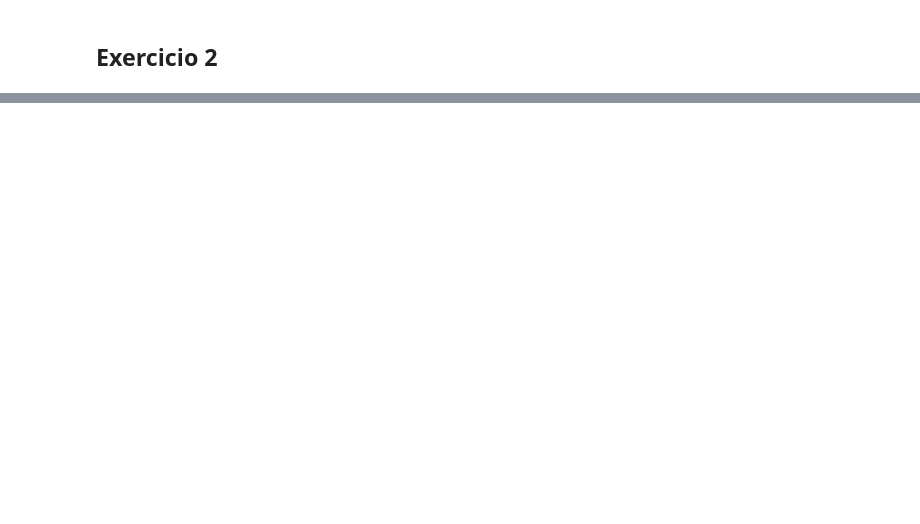
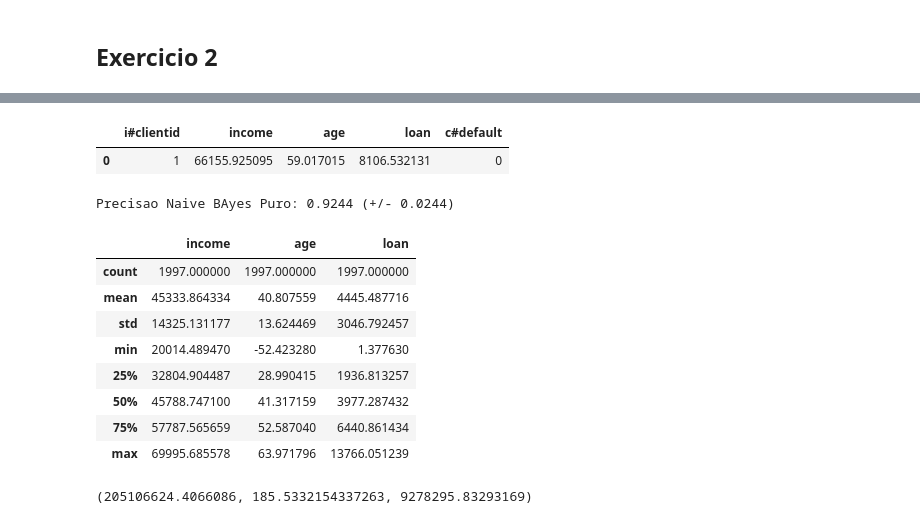
Before and after one commit to HammadN98/Curso_Estatistica, a Jupyter notebook: S5Exercicios.ipynb, the cells around one changed output, grey strips where cells are left out. Cells and saved outputs as stored; diff of their text form; code cells hidden in the pictures; blank space fills up the shorter version.

```diff
--- a/S5Exercicios.ipynb
+++ b/S5Exercicios.ipynb
@@ -91,2 +92,5 @@ Name: age, dtype: int64
 # %% [markdown]
 ## Exercicio 2
+# %%
+credit = pd.read_csv('https://raw.githubusercontent.com/HammadN98/Curso_Estatistica/main/dados/credit_data.csv')
+credit.dropna(inplace=True)
@@ -92,0 +134,33 @@ Name: age, dtype: int64
+# %%
+credit.head(1)
+# %% [output]
+|  | i#clientid | income | age | loan | c#default |
+| 0 | 1 | 66155.925095 | 59.017015 | 8106.532131 | 0 |
+# %%
+#Naive Bayes sem tecnica de variancia
+X = credit[['income','age', 'loan']]
+y = credit['c#default']
+
+nb = GaussianNB()
+vc = cross_val_score(nb, X, y, cv=5, scoring='accuracy')
+
+print("Precisao Naive BAyes Puro: %0.4f (+/- %0.4f)" % (vc.mean(), vc.std() * 2))
+# %% [output]
+Precisao Naive BAyes Puro: 0.9244 (+/- 0.0244)
+# %%
+X.describe()
+# %% [output]
+|  | income | age | loan |
+| count | 1997.000000 | 1997.000000 | 1997.000000 |
+| mean | 45333.864334 | 40.807559 | 4445.487716 |
+| std | 14325.131177 | 13.624469 | 3046.792457 |
+| min | 20014.489470 | -52.423280 | 1.377630 |
+| 25% | 32804.904487 | 28.990415 | 1936.813257 |
+| 50% | 45788.747100 | 41.317159 | 3977.287432 |
+| 75% | 57787.565659 | 52.587040 | 6440.861434 |
+| max | 69995.685578 | 63.971796 | 13766.051239 |
+# %%
+#Verificar a variancia de X
+np.var(credit["income"]), np.var(credit["age"]), np.var(credit["loan"])
+# %% [output]
+(205106624.4066086, 185.5332154337263, 9278295.83293169)
```
Also changed, not shown: parts of 13 cells of this notebook.
